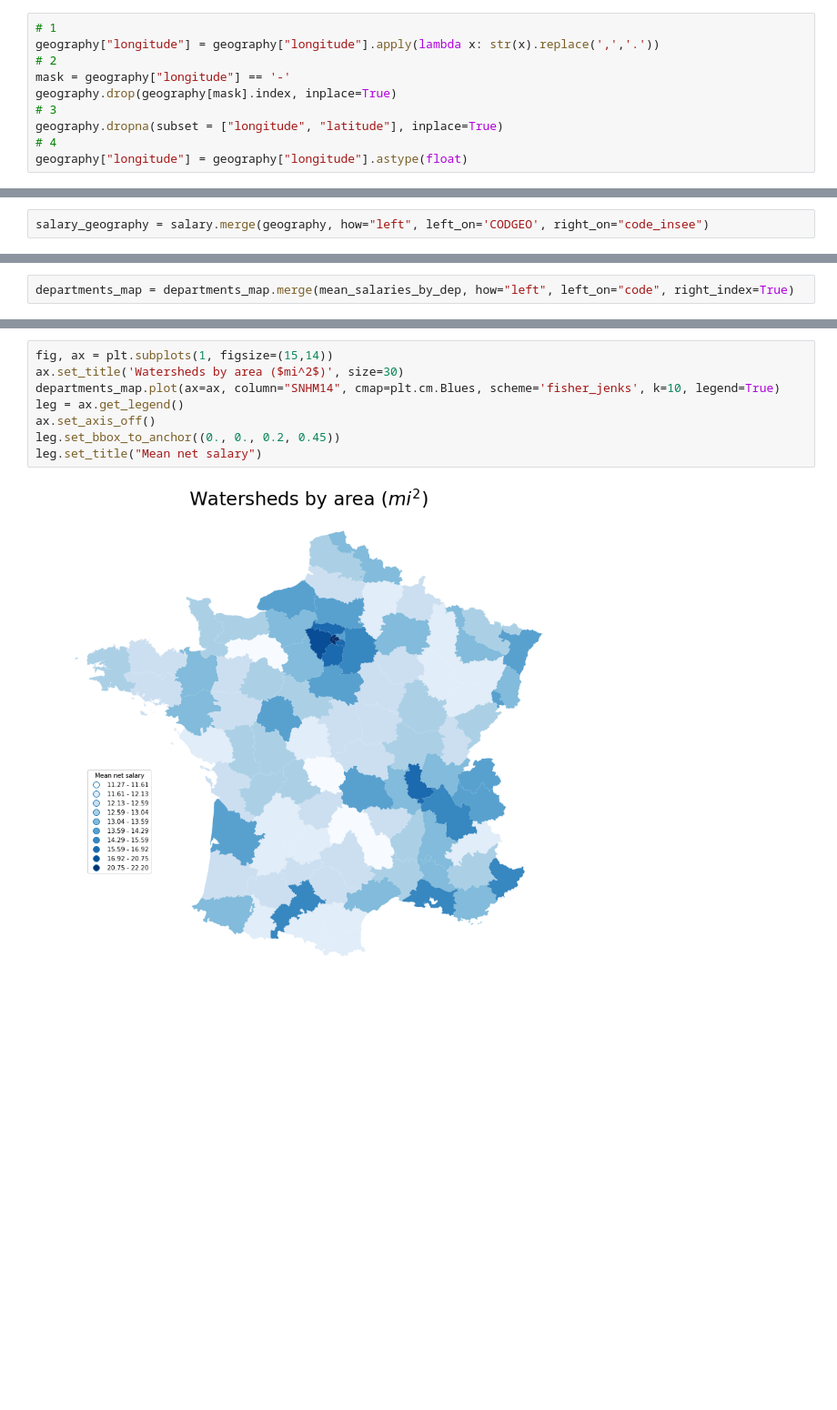
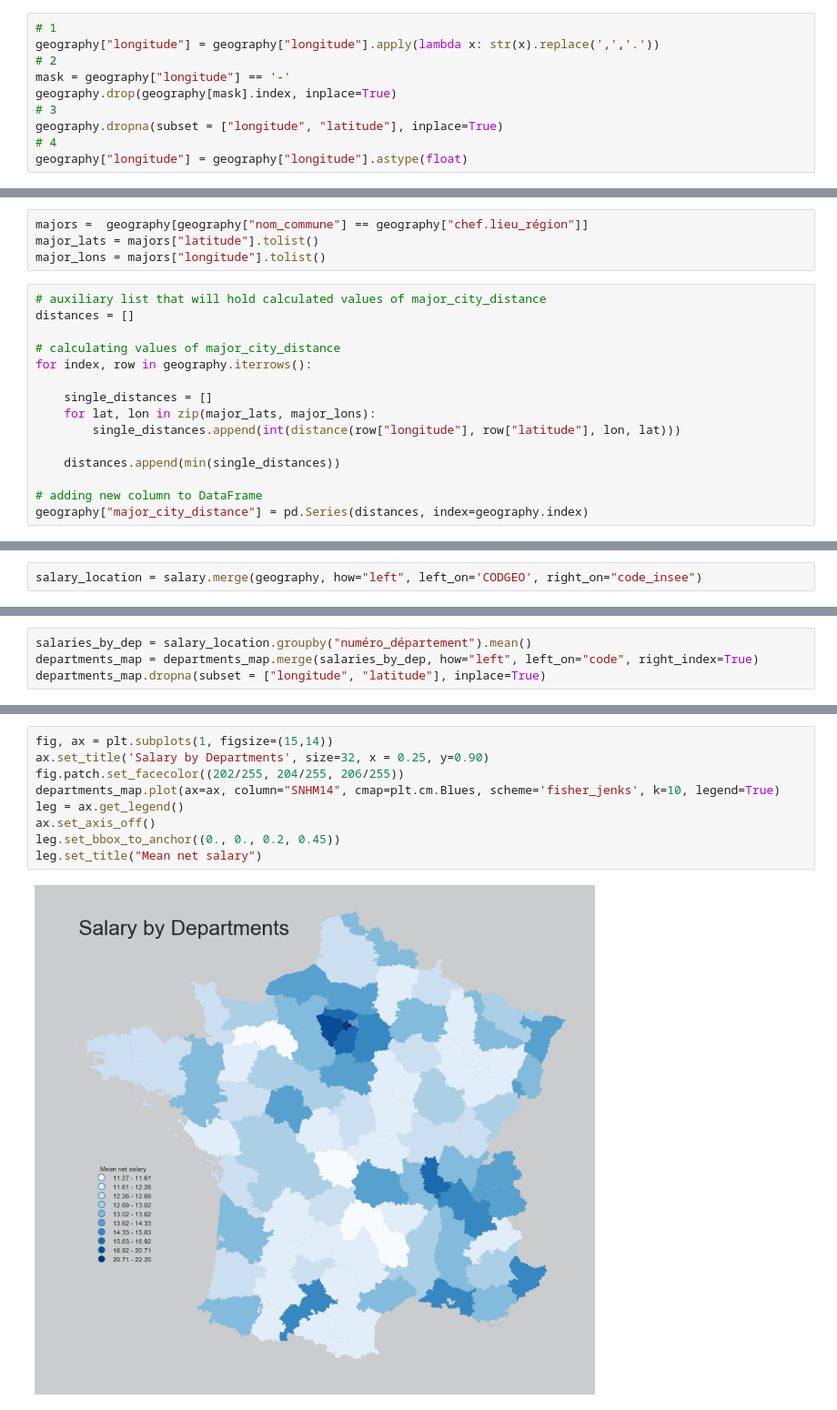
Before and after one commit to SkalskiP/ILearnMachineLearning.py, a Jupyter notebook: 0_Kaggle_projects/French_Salary_Prediction.ipynb, the cells around one changed output, grey strips where cells are left out. Shown at 91% size. Drawn from its saved outputs; the diff is of its cells as text; blank space fills up the shorter version.

```diff
--- a/0_Kaggle_projects/French_Salary_Prediction.ipynb
+++ b/0_Kaggle_projects/French_Salary_Prediction.ipynb
@@ -104,0 +221,19 @@ salary["CODGEO"] = salary["CODGEO"].astype(int)
+# %%
+majors =  geography[geography["nom_commune"] == geography["chef.lieu_région"]]
+major_lats = majors["latitude"].tolist()
+major_lons = majors["longitude"].tolist()
+# %%
+# auxiliary list that will hold calculated values of major_city_distance
+distances = []
+
+# calculating values of major_city_distance
+for index, row in geography.iterrows():
+
+    single_distances = []
+    for lat, lon in zip(major_lats, major_lons):
+        single_distances.append(int(distance(row["longitude"], row["latitude"], lon, lat)))
+
+    distances.append(min(single_distances))
+
+# adding new column to DataFrame
+geography["major_city_distance"] = pd.Series(distances, index=geography.index)
@@ -105,2 +242,2 @@ salary["CODGEO"] = salary["CODGEO"].astype(int)
 # %%
-salary_geography = salary.merge(geography, how="left", left_on='CODGEO', right_on="code_insee")
+salary_location = salary.merge(geography, how="left", left_on='CODGEO', right_on="code_insee")
@@ -151,2 +244,4 @@ mean_salaries_by_dep = salary_geography.groupby("department_number").mean()
 # %%
-departments_map = departments_map.merge(mean_salaries_by_dep, how="left", left_on="code", right_index=True)
+salaries_by_dep = salary_location.groupby("numéro_département").mean()
+departments_map = departments_map.merge(salaries_by_dep, how="left", left_on="code", right_index=True)
+departments_map.dropna(subset = ["longitude", "latitude"], inplace=True)
@@ -157,10 +248,11 @@ departments_map.crs['init'].split(':')[1] = '1000'
 # %%
 fig, ax = plt.subplots(1, figsize=(15,14))
-ax.set_title('Watersheds by area ($mi^2$)', size=30)
+ax.set_title('Salary by Departments', size=32, x = 0.25, y=0.90)
+fig.patch.set_facecolor((202/255, 204/255, 206/255))
 departments_map.plot(ax=ax, column="SNHM14", cmap=plt.cm.Blues, scheme='fisher_jenks', k=10, legend=True)
 leg = ax.get_legend()
 ax.set_axis_off()
 leg.set_bbox_to_anchor((0., 0., 0.2, 0.45))
 leg.set_title("Mean net salary")
 # %% [output]
-[figure, old version]
+[figure, new version]
```
Also changed, not shown: parts of 39 cells of this notebook.
